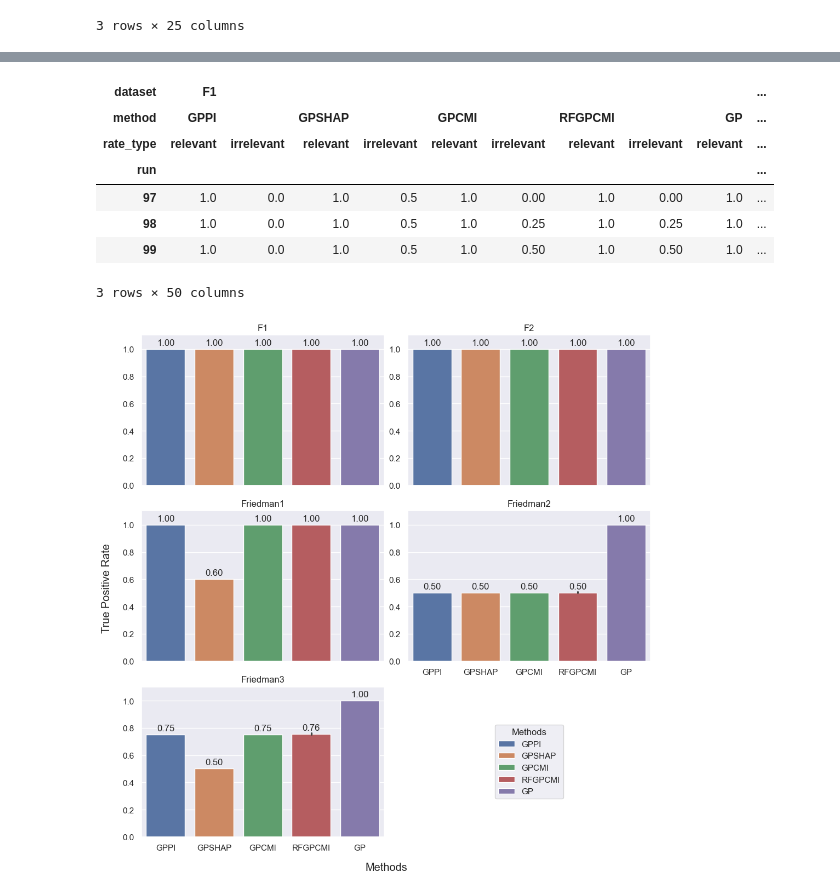
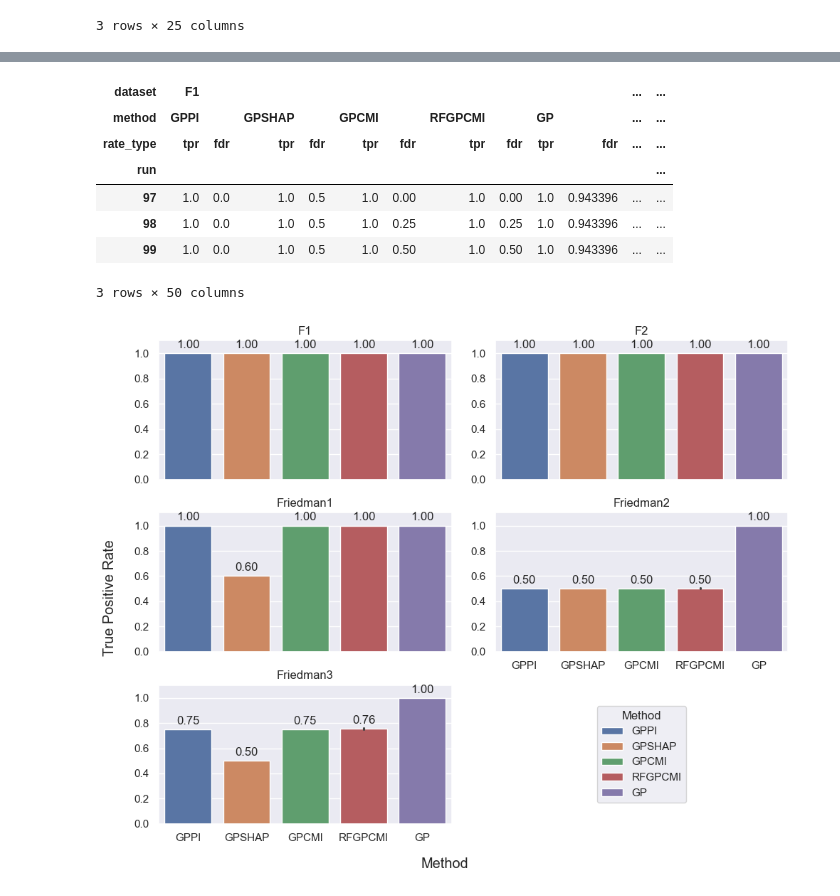
Before and after one commit to KevinHaka/Symbolic-Regression-Genetic-Programming, a Jupyter notebook: examples/results_synthetic.ipynb, the cells around one changed output, grey strips where cells are left out. Cells and saved outputs as stored; diff of their text form; code cells hidden in the pictures.

```diff
--- a/examples/results_synthetic.ipynb
+++ b/examples/results_synthetic.ipynb
@@ -151,6 +104,9 @@ with open("data_synthetic.pkl", "rb") as f:
     synth = pickle.load(f)['kwargs']
 
 results_df, features, equations = synth['df'], synth['features'], synth['equations']
+
+# Calculate the number dataframe index runs level
+num_runs = results_df.index.get_level_values('run').nunique()
 
 # Reorder MultiIndex columns for consistent plotting
 order = {
@@ -473,35 +432,36 @@ true_features_per_dataset
 # %%
+# Calculate selection rates (TPR and FPR) for each method and dataset
 selection_rates = {}
-num_runs = len(equations[order['dataset'][0]][order['method'][0]])
 
 for dataset_name in order['dataset']:
     selection_rates[dataset_name] = {}
 
     for method_name in order['method']:
         selection_rates[dataset_name][method_name] = {
-            "relevant": np.empty(num_runs),
-            "irrelevant": np.empty(num_runs)
+            "tpr": np.empty(num_runs),
+            "fdr": np.empty(num_runs)
         }
         features_selected = features[dataset_name][method_name]
 
-        for run_idx in range(num_runs):
+        for run in range(num_runs):
             if method_name == "RFGPCMI":
                 selected_features = set()
 
-                for feature_list in features_selected[run_idx]:
+                for feature_list in features_selected[run]:
                     selected_features.update(feature_list)
 
             else:
-                selected_features = set(features_selected[run_idx])
+                selected_features = set(features_selected[run])
 
             true_features = true_features_per_dataset[dataset_name]
-            correctly_selected = len(selected_features & true_features)
-            falsely_selected = len(selected_features - true_features)
+            correctly_selected = selected_features & true_features
+            falsely_selected = selected_features - true_features
 
-            selection_rates[dataset_name][method_name]["relevant"][run_idx] = correctly_selected / len(true_features)
-            selection_rates[dataset_name][method_name]["irrelevant"][run_idx] = falsely_selected / len(selected_features)
+            selection_rates[dataset_name][method_name]["tpr"][run] = len(correctly_selected) / len(true_features)
+            selection_rates[dataset_name][method_name]["fdr"][run] = len(falsely_selected) / len(selected_features)
 # %%
-selection_rate_types = ['relevant', 'irrelevant']
+# Create a DataFrame to store selection rates with MultiIndex columns for dataset, method, and rate type (TPR/FDR)
+selection_rate_types = ['tpr', 'fdr']
 selection_rate_column_order = pd.MultiIndex.from_product(
     [order['dataset'], order['method'], selection_rate_types], names=['dataset', 'method', 'rate_type']
 )
@@ -517,66 +477,63 @@ selection_rate_df = pd.concat(
 selection_rate_df.index.name = "run"
 selection_rate_df.tail(3)
 # %% [output]
-| dataset | F1 |  |  |  |  |  |  |  |  | ... |
-| method | GPPI |  | GPSHAP |  | GPCMI |  | RFGPCMI |  | GP | ... |
-| rate_type | relevant | irrelevant | relevant | irrelevant | relevant | irrelevant | relevant | irrelevant | relevant | ... |
-| run |  |  |  |  |  |  |  |  |  | ... |
-| 97 | 1.0 | 0.0 | 1.0 | 0.5 | 1.0 | 0.00 | 1.0 | 0.00 | 1.0 | ... |
-| 98 | 1.0 | 0.0 | 1.0 | 0.5 | 1.0 | 0.25 | 1.0 | 0.25 | 1.0 | ... |
-| 99 | 1.0 | 0.0 | 1.0 | 0.5 | 1.0 | 0.50 | 1.0 | 0.50 | 1.0 | ... |
+| dataset | F1 |  |  |  |  |  |  |  |  |  | ... | ... |
+| method | GPPI |  | GPSHAP |  | GPCMI |  | RFGPCMI |  | GP |  | ... | ... |
+| rate_type | tpr | fdr | tpr | fdr | tpr | fdr | tpr | fdr | tpr | fdr | ... | ... |
+| run |  |  |  |  |  |  |  |  |  |  |  | ... |
+| 97 | 1.0 | 0.0 | 1.0 | 0.5 | 1.0 | 0.00 | 1.0 | 0.00 | 1.0 | 0.943396 | ... | ... |
+| 98 | 1.0 | 0.0 | 1.0 | 0.5 | 1.0 | 0.25 | 1.0 | 0.25 | 1.0 | 0.943396 | ... | ... |
+| 99 | 1.0 | 0.0 | 1.0 | 0.5 | 1.0 | 0.50 | 1.0 | 0.50 | 1.0 | 0.943396 | ... | ... |
 3 rows × 50 columns
 # %%
-# Plotting relative performance of each method compared to GP for each dataset
+# Plotting true positive rates for each dataset and method at the last epoch
 fig, axes = plot_results(
     selection_rate_df,
     nrows=3,
     ncols=2,
-    subplot_kwargs={"sharex": True},
+    subplot_kwargs={"sharex": True, "figsize": (10, 8), "layout": "tight"},
     group_level="dataset",
     value_level="rate_type",
-    value_key="relevant",
+    value_key="tpr",
     plotting_function=lambda data, ax: sns.barplot(data=data, ax=ax),
 )
 
-fig.figure.set_size_inches(10, 10)
-fig.tight_layout(w_pad=0.5)
+# Set X and Y label for the entire figure
+fig.supxlabel("Method", x=0.5, y=0.02)
+fig.supylabel("True Positive Rate", x=0.02, y=0.5)
 
-fig.supxlabel("Methods", x=0.5, y=-0.02)
-fig.supylabel("True Positive Rate", x=-0.02, y=0.5)
-
-axes[3].tick_params(axis='x', labelbottom=True)
-axes[5].axis('off')
+axes[3].tick_params(axis='x', labelbottom=True) # Restore x-tick labels
 
 # Add value labels on top of each bar and adjust y-axis limits for better visibility
 for ax in axes[:5]:
     base_padding = 3
     margin_ratio = 0.05
 
     bottom, top = ax.get_ylim()
     y_padding = margin_ratio * (top - bottom)
 
     new_top = top + (y_padding if top else 0)
     new_bottom = bottom - (y_padding if bottom else 0)
     ax.set_ylim(new_bottom, new_top)
 
     for container in ax.containers:
         v = container.datavalues[0]
         adjusted_padding = base_padding if (v != 0) or (top > 0) else -(11 + base_padding)
         ax.bar_label(container, fmt='%.2f', padding=adjusted_padding)
 
 # Take the legend handles and labels from the fifth subplot
 handles = axes[4].containers
 labels = [text.get_text() for text in axes[4].get_xticklabels()]
 
 # Add the common legend to the empty subplot, centered
 axes[5].legend(
     handles=handles,
     labels=labels,
     loc='center',
-    title="Methods"
+    title="Method"
 )
 
 plt.show()
 # %% [output]
-[figure, old version]
+[figure, new version]
 # %%
```
Also changed, not shown: parts of 26 cells of this notebook, 1 other file.
